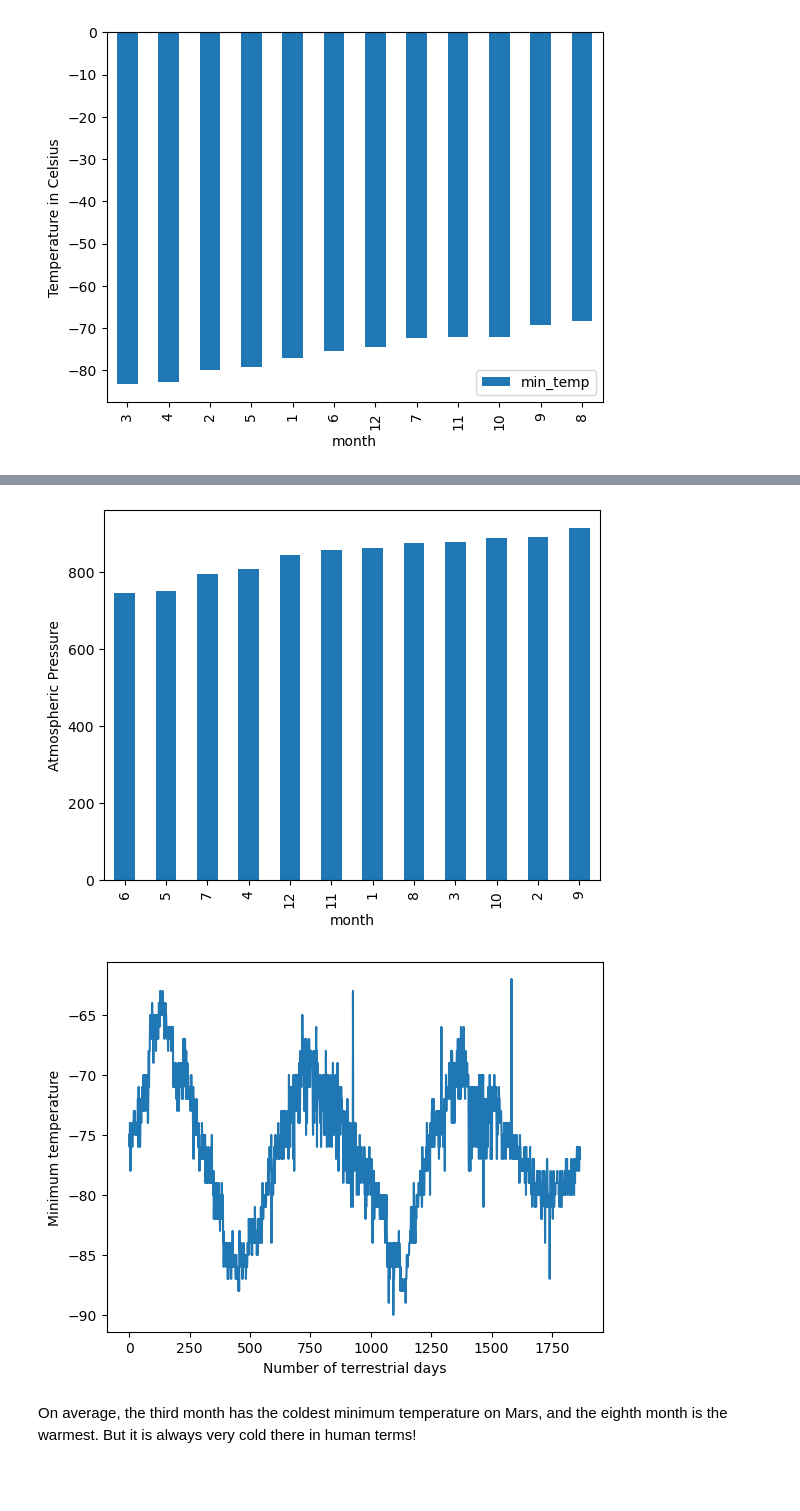
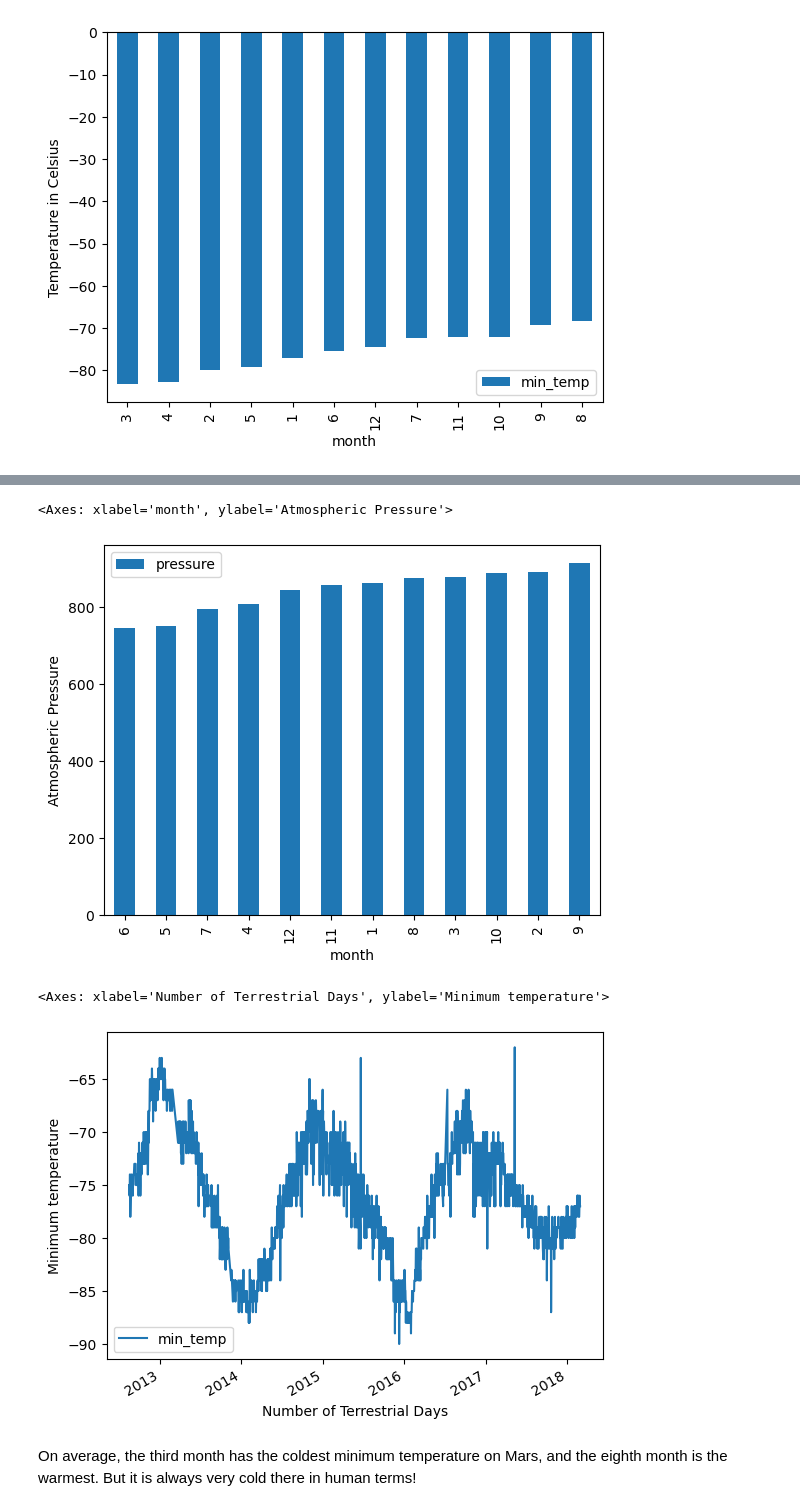
Before and after one commit to downleft/mars-scraper-challenge, a Jupyter notebook: part_2_mars_weather.ipynb, the cells around one changed output, grey strips where cells are left out. Saved outputs shown, nothing was run; the diff lists cells and outputs as text; code cells hidden in the pictures; blank space fills up the shorter version.

```diff
--- a/part_2_mars_weather.ipynb
+++ b/part_2_mars_weather.ipynb
@@ -241,11 +214,15 @@ Name: pressure, dtype: float64
 # %%
 # Plot the average pressure by month
+avg_pressure.sort_values("pressure").plot(kind = "bar", ylabel = "Atmospheric Pressure")
 # %% [output]
+<Axes: xlabel='month', ylabel='Atmospheric Pressure'>
-[figure, old version]
+[figure, new version]
 # %%
 # 5. How many terrestrial (earth) days are there in a Martian year?
+df.plot(x = "terrestrial_date", y = "min_temp", xlabel = "Number of Terrestrial Days", ylabel = "Minimum temperature")
 # %% [output]
+<Axes: xlabel='Number of Terrestrial Days', ylabel='Minimum temperature'>
-[figure, old version]
+[figure, new version]
 # %% [markdown]
 On average, the third month has the coldest minimum temperature on Mars, and the eighth month is the warmest. But it is always very cold there in human terms!
 # %% [markdown]
```
Also changed, not shown: parts of 4 cells of this notebook, 1 other file.
